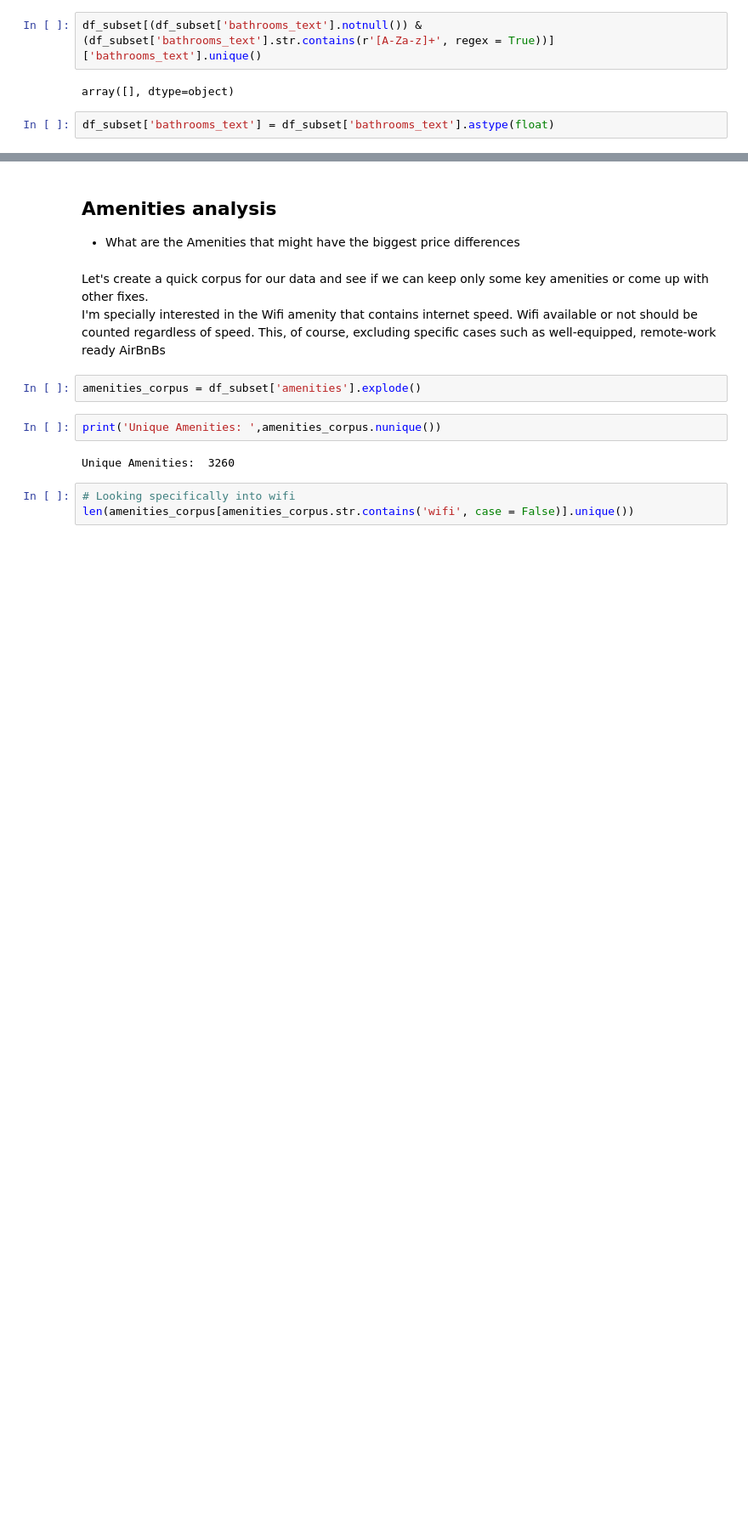
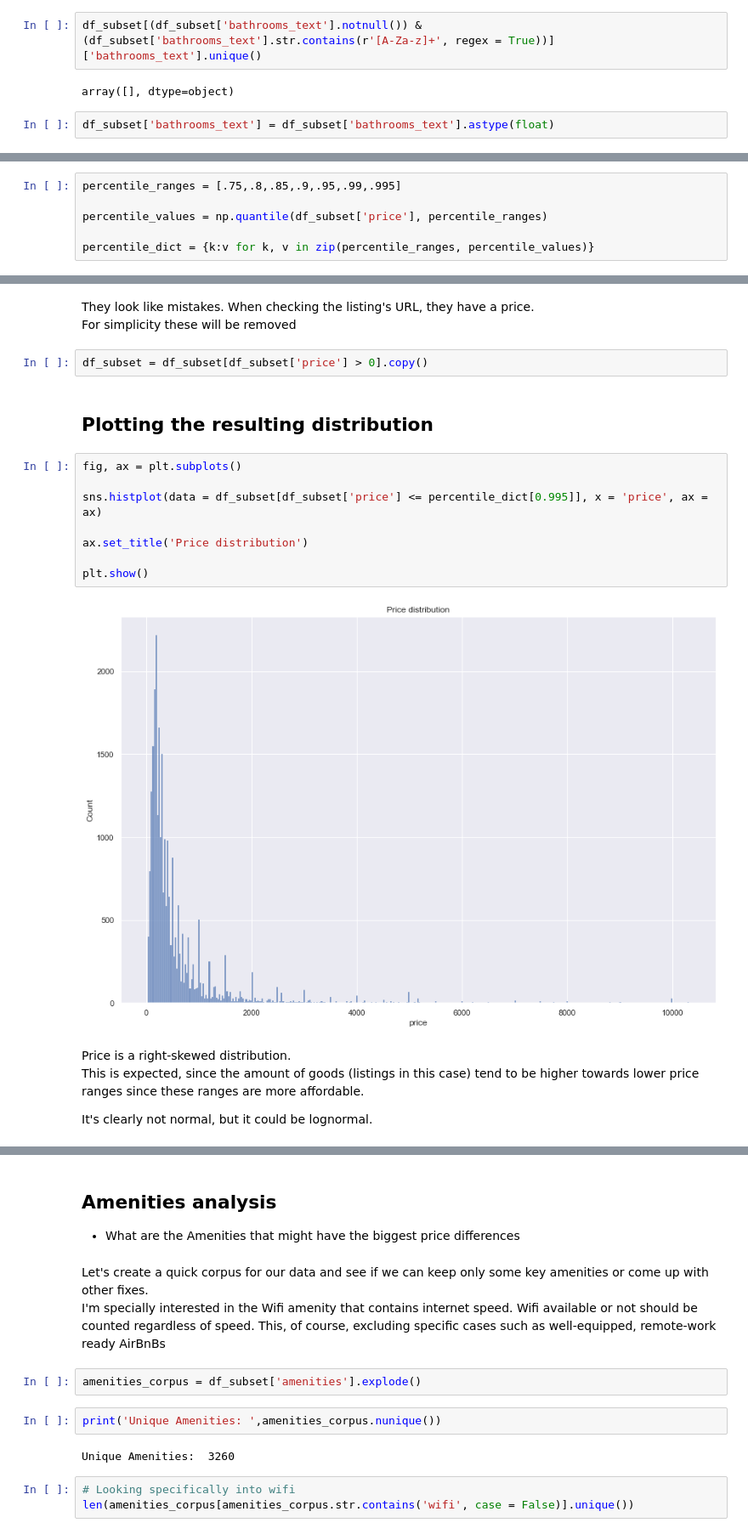
Before and after one commit to bglucca/RioAirBnB, a Jupyter notebook: analysis.ipynb, the cells around one changed output, grey strips where cells are left out. Shown at 85% size. Cells and saved outputs as stored; diff of their text form; blank space fills up the shorter version.

```diff
--- a/analysis.ipynb
+++ b/analysis.ipynb
@@ -297,0 +539,6 @@ df_subset['bathrooms_text'] = df_subset['bathrooms_text'].astype(float)
+# %%
+percentile_ranges = [.75,.8,.85,.9,.95,.99,.995]
+
+percentile_values = np.quantile(df_subset['price'], percentile_ranges)
+
+percentile_dict = {k:v for k, v in zip(percentile_ranges, percentile_values)}
@@ -297,0 +582,22 @@ df_subset['bathrooms_text'] = df_subset['bathrooms_text'].astype(float)
+# %% [markdown]
+They look like mistakes. When checking the listing's URL, they have a price.\
+For simplicity these will be removed
+# %%
+df_subset = df_subset[df_subset['price'] > 0].copy()
+# %% [markdown]
+## Plotting the resulting distribution
+# %%
+fig, ax = plt.subplots()
+
+sns.histplot(data = df_subset[df_subset['price'] <= percentile_dict[0.995]], x = 'price', ax = ax)
+
+ax.set_title('Price distribution')
+
+plt.show()
+# %% [output]
+[figure, added]
+# %% [markdown]
+Price is a right-skewed distribution.\
+This is expected, since the amount of goods (listings in this case) tend to be higher towards lower price ranges since these ranges are more affordable.
+
+It's clearly not normal, but it could be lognormal.
```
Also changed, not shown: parts of 73 cells of this notebook.
